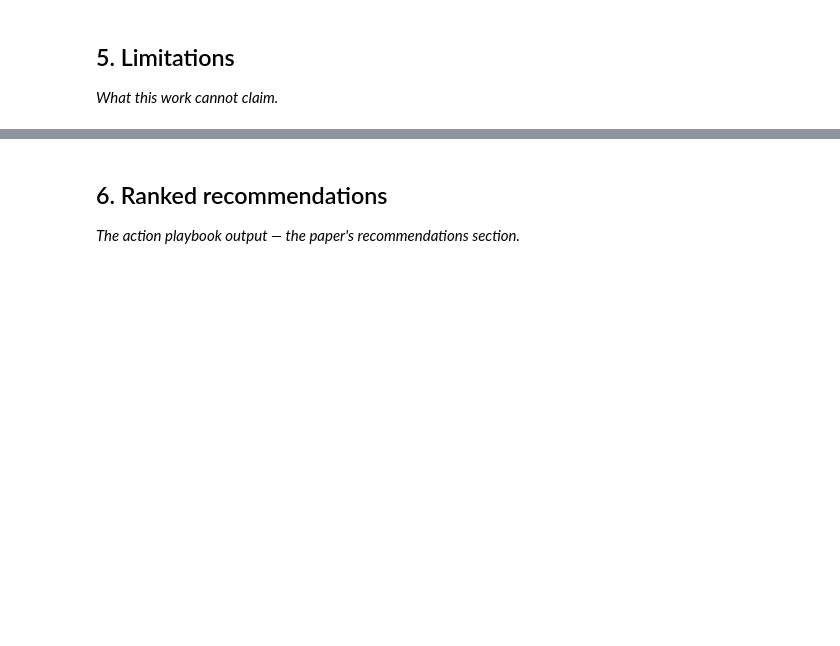
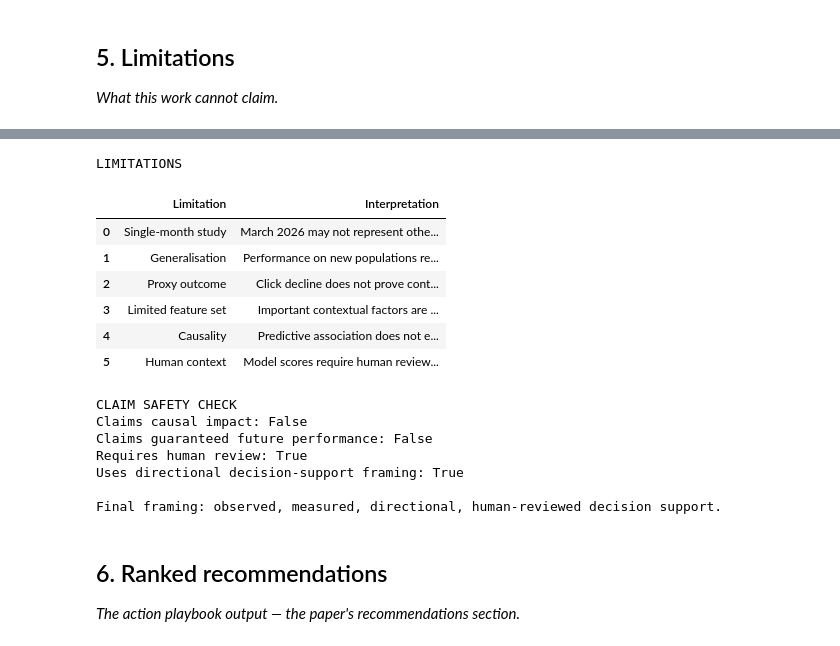
Before and after one commit to krishamerja1903/flyrank-ml-internship, a Jupyter notebook: work/notebooks/capstone.ipynb, the cells around one changed output, grey strips where cells are left out. Drawn from its saved outputs; the diff is of its cells as text; code cells hidden in the pictures; blank space fills up the shorter version.

```diff
--- a/work/notebooks/capstone.ipynb
+++ b/work/notebooks/capstone.ipynb
@@ -29,3 +478,59 @@ This skeleton is yours to fill. Work the sections **in order** — each one has
+# %%
+# SECTION 5 — LIMITATIONS CHECK
+
+limitations = pd.DataFrame({
+    "Limitation": [
+        "Single-month study",
+        "Generalisation",
+        "Proxy outcome",
+        "Limited feature set",
+        "Causality",
+        "Human context"
+    ],
+    "Interpretation": [
+        "March 2026 may not represent other periods",
+        "Performance on new populations remains uncertain",
+        "Click decline does not prove content quality declined",
+        "Important contextual factors are not modeled",
+        "Predictive association does not establish causal impact",
+        "Model scores require human review before action"
+    ]
+})
+
+print("LIMITATIONS")
+display(limitations)
+
+claim_checks = {
+    "Claims causal impact": False,
+    "Claims guaranteed future performance": False,
+    "Requires human review": True,
+    "Uses directional decision-support framing": True
+}
+
+print("\nCLAIM SAFETY CHECK")
+for check, value in claim_checks.items():
+    print(f"{check}: {value}")
+
+print(
+    "\nFinal framing: observed, measured, directional, "
+    "human-reviewed decision support."
+)
+# %% [output]
+LIMITATIONS
+|  | Limitation | Interpretation |
+| 0 | Single-month study | March 2026 may not represent othe... |
+| 1 | Generalisation | Performance on new populations re... |
+| 2 | Proxy outcome | Click decline does not prove cont... |
+| 3 | Limited feature set | Important contextual factors are ... |
+| 4 | Causality | Predictive association does not e... |
+| 5 | Human context | Model scores require human review... |
+CLAIM SAFETY CHECK
+Claims causal impact: False
+Claims guaranteed future performance: False
+Requires human review: True
+Uses directional decision-support framing: True
+
+Final framing: observed, measured, directional, human-reviewed decision support.
 # %% [markdown]
 ## 6. Ranked recommendations
 
```
Also changed, not shown: parts of 15 cells of this notebook.
